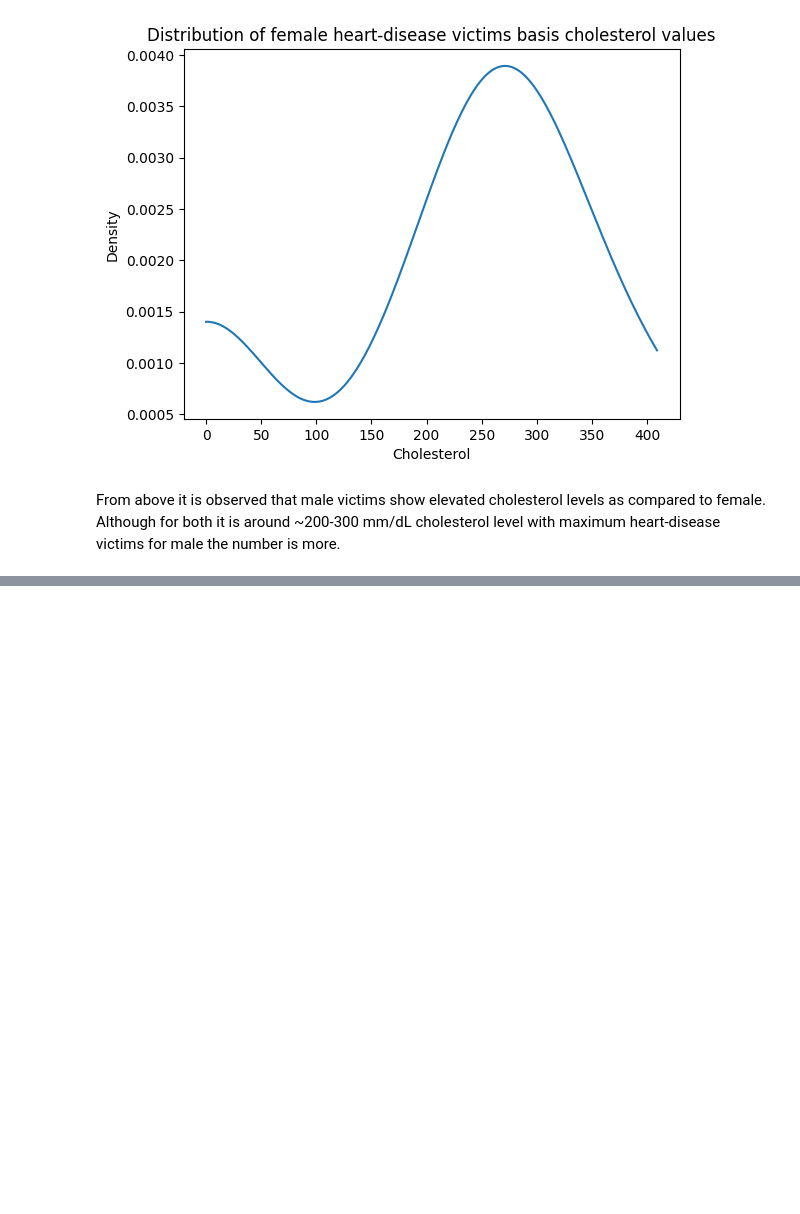
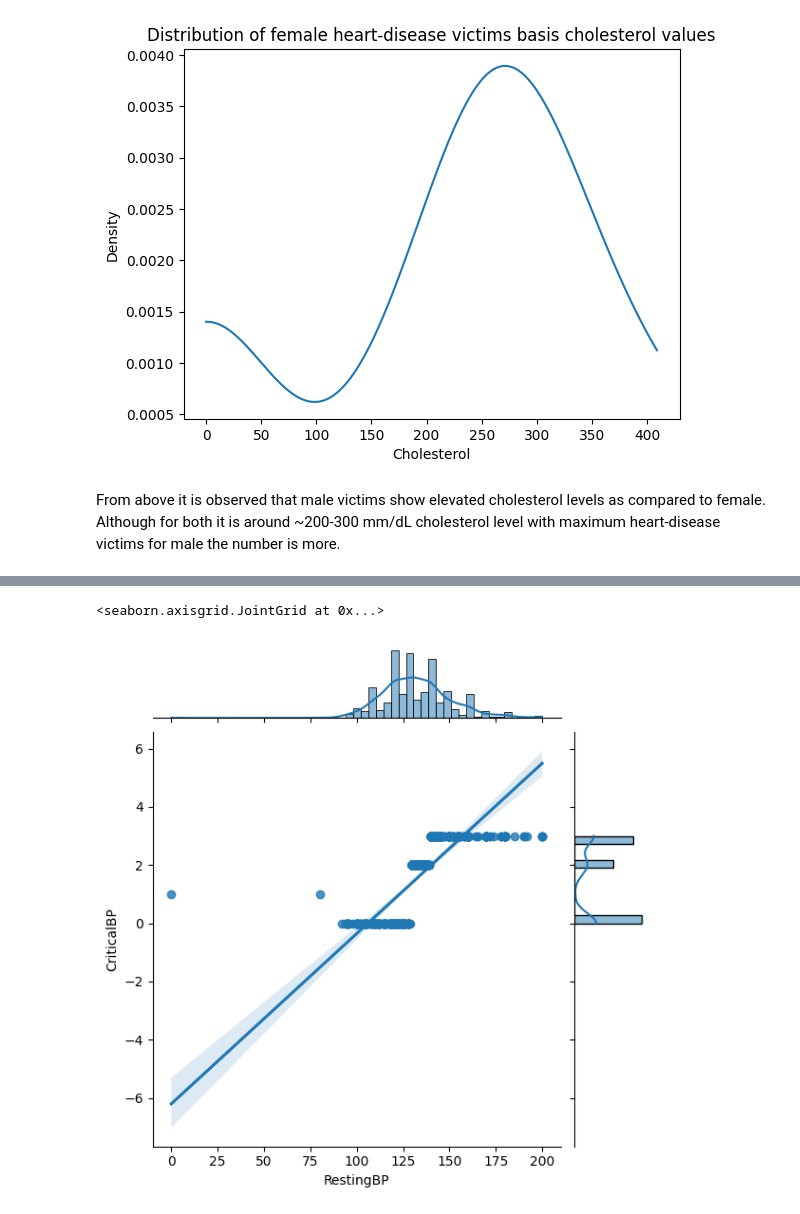
Before and after one commit to Soumyadip54321/Data_Science, a Jupyter notebook: Data_Analysis/HeartDisease.ipynb, the cells around one changed output, grey strips where cells are left out. Cells and saved outputs as stored; diff of their text form; code cells hidden in the pictures; blank space fills up the shorter version.

```diff
--- a/Data_Analysis/HeartDisease.ipynb
+++ b/Data_Analysis/HeartDisease.ipynb
@@ -392,0 +433,5 @@ heart-disease victims for male the number is more.
+# %%
+sns.jointplot(data=heartdisease_df,x='RestingBP',y='CriticalBP',kind='reg')
+# %% [output]
+<seaborn.axisgrid.JointGrid at 0x...>
+[figure, added]
```
Also changed, not shown: parts of 14 cells of this notebook.
